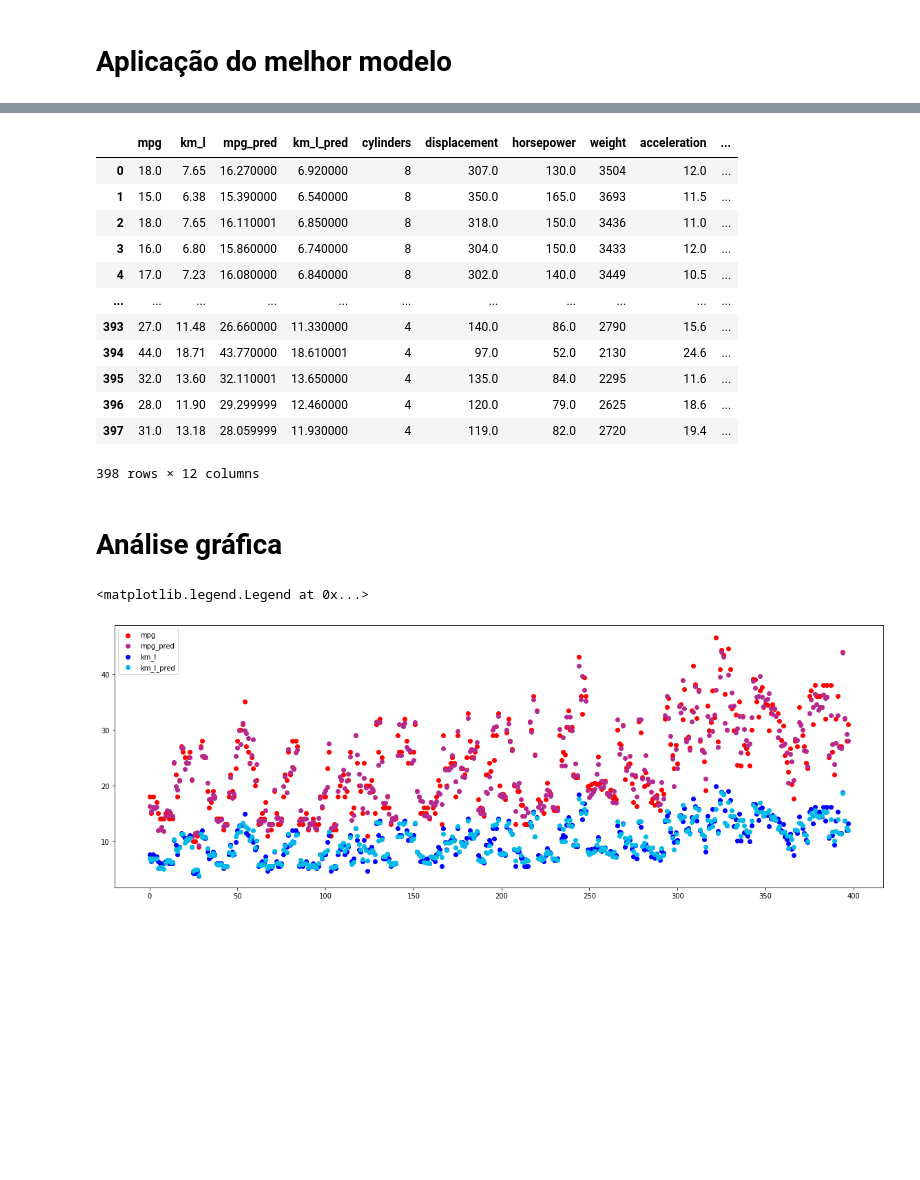
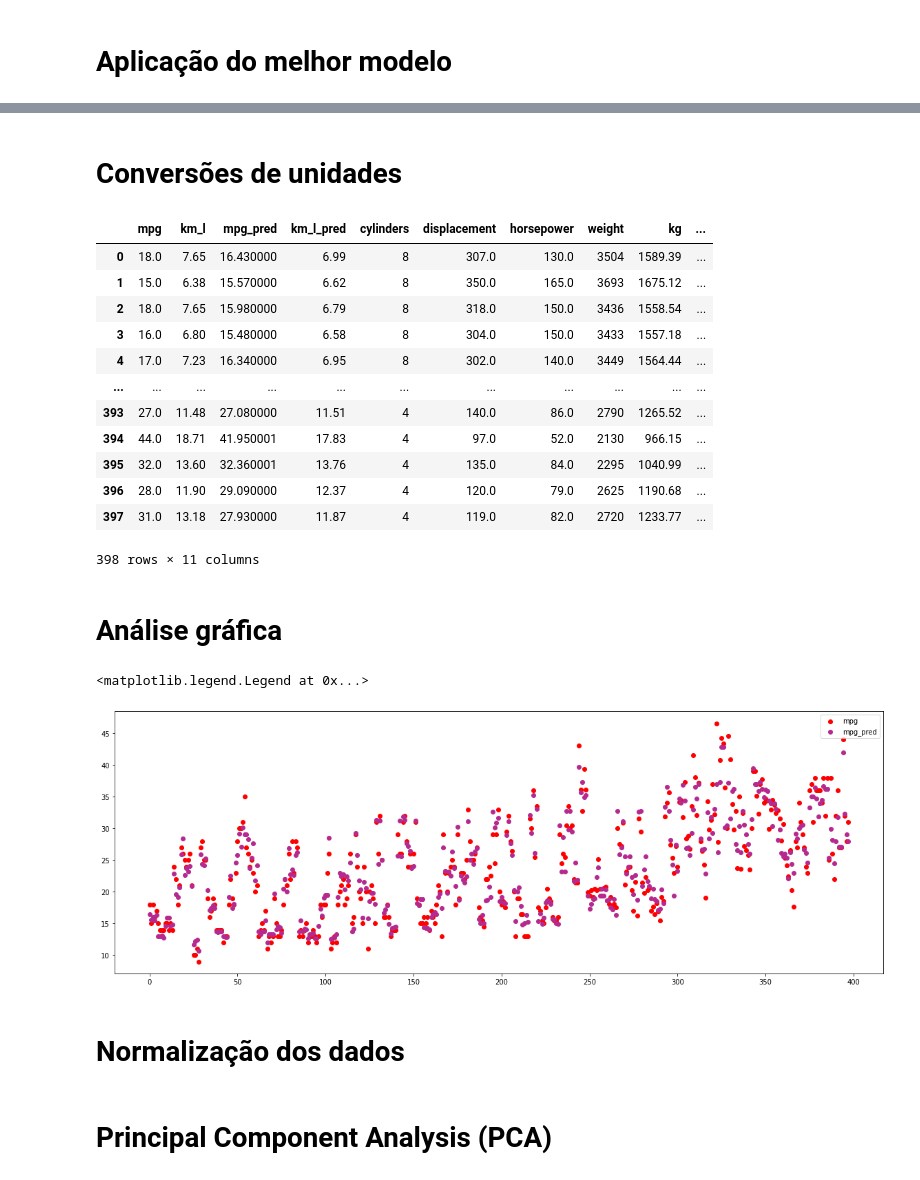
Before and after one commit to victorpecine/estudo_xgboost, a Jupyter notebook: mpg_xgboost.ipynb, the cells around one changed output, grey strips where cells are left out. Saved outputs shown, nothing was run; the diff lists cells and outputs as text; code cells hidden in the pictures; blank space fills up the shorter version.

```diff
--- a/mpg_xgboost.ipynb
+++ b/mpg_xgboost.ipynb
@@ -35,0 +51,4 @@ y = df['mpg']
+# %%
+media_horsepower = np.ceil(X['horsepower'].mean())
+
+X.loc[X['horsepower'].isnull(), 'horsepower'] = media_horsepower
@@ -89,7 +166,5 @@ abs(resultado_cv_gbtree.mean())
 # %%
 melhor_modelo = reg_xgboost_depth
 
-melhor_modelo = xgb.XGBRegressor(eval_metric='rmse', objective='reg:squarederror')
-
 melhor_modelo.fit(X_train, y_train)
 # %% [output]
@@ -137,9 +214,16 @@ RMSE = 1.9841994625012171        R^2 = 0.9353905770031276        MAE = 1.3842332
+# %% [markdown]
+# Conversões de unidades
 # %%
 mpg_para_kml = 0.425144
 
 df['km_l'] = round(df['mpg'] * mpg_para_kml, 2)
 
 df['km_l_pred'] = round(df['mpg_pred'] * mpg_para_kml, 2)
+
+
+libras_para_kg = 0.453592
+
+df['kg'] = round(df['weight'] * libras_para_kg, 2)
 # %%
 reorder_columns = ['mpg',
                    'km_l',
@@ -149,39 +233,38 @@ reorder_columns = ['mpg',
                    'displacement',
                    'horsepower',
                    'weight',
+                   'kg',
                    'acceleration',
-                   'model_year',
-                   'origin',
-                   'name']
+                   'model_year']
 
 df = df.reindex(columns=reorder_columns, copy=True)
 
 df
 # %% [output]
-|  | mpg | km_l | mpg_pred | km_l_pred | cylinders | displacement | horsepower | weight | acceleration | ... |
-| 0 | 18.0 | 7.65 | 16.270000 | 6.920000 | 8 | 307.0 | 130.0 | 3504 | 12.0 | ... |
-| 1 | 15.0 | 6.38 | 15.390000 | 6.540000 | 8 | 350.0 | 165.0 | 3693 | 11.5 | ... |
-| 2 | 18.0 | 7.65 | 16.110001 | 6.850000 | 8 | 318.0 | 150.0 | 3436 | 11.0 | ... |
-| 3 | 16.0 | 6.80 | 15.860000 | 6.740000 | 8 | 304.0 | 150.0 | 3433 | 12.0 | ... |
-| 4 | 17.0 | 7.23 | 16.080000 | 6.840000 | 8 | 302.0 | 140.0 | 3449 | 10.5 | ... |
+|  | mpg | km_l | mpg_pred | km_l_pred | cylinders | displacement | horsepower | weight | kg | ... |
+| 0 | 18.0 | 7.65 | 16.430000 | 6.99 | 8 | 307.0 | 130.0 | 3504 | 1589.39 | ... |
+| 1 | 15.0 | 6.38 | 15.570000 | 6.62 | 8 | 350.0 | 165.0 | 3693 | 1675.12 | ... |
+| 2 | 18.0 | 7.65 | 15.980000 | 6.79 | 8 | 318.0 | 150.0 | 3436 | 1558.54 | ... |
+| 3 | 16.0 | 6.80 | 15.480000 | 6.58 | 8 | 304.0 | 150.0 | 3433 | 1557.18 | ... |
+| 4 | 17.0 | 7.23 | 16.340000 | 6.95 | 8 | 302.0 | 140.0 | 3449 | 1564.44 | ... |
 | ... | ... | ... | ... | ... | ... | ... | ... | ... | ... | ... |
-| 393 | 27.0 | 11.48 | 26.660000 | 11.330000 | 4 | 140.0 | 86.0 | 2790 | 15.6 | ... |
-| 394 | 44.0 | 18.71 | 43.770000 | 18.610001 | 4 | 97.0 | 52.0 | 2130 | 24.6 | ... |
-| 395 | 32.0 | 13.60 | 32.110001 | 13.650000 | 4 | 135.0 | 84.0 | 2295 | 11.6 | ... |
-| 396 | 28.0 | 11.90 | 29.299999 | 12.460000 | 4 | 120.0 | 79.0 | 2625 | 18.6 | ... |
-| 397 | 31.0 | 13.18 | 28.059999 | 11.930000 | 4 | 119.0 | 82.0 | 2720 | 19.4 | ... |
+| 393 | 27.0 | 11.48 | 27.080000 | 11.51 | 4 | 140.0 | 86.0 | 2790 | 1265.52 | ... |
+| 394 | 44.0 | 18.71 | 41.950001 | 17.83 | 4 | 97.0 | 52.0 | 2130 | 966.15 | ... |
+| 395 | 32.0 | 13.60 | 32.360001 | 13.76 | 4 | 135.0 | 84.0 | 2295 | 1040.99 | ... |
+| 396 | 28.0 | 11.90 | 29.090000 | 12.37 | 4 | 120.0 | 79.0 | 2625 | 1190.68 | ... |
+| 397 | 31.0 | 13.18 | 27.930000 | 11.87 | 4 | 119.0 | 82.0 | 2720 | 1233.77 | ... |
-398 rows × 12 columns
+398 rows × 11 columns
 # %% [markdown]
 # Análise gráfica
 # %%
 plt.figure(figsize=(20, 7))
 
 plt.scatter(y=df['mpg'], x=df.index, color='#FF0000', label='mpg')
 plt.scatter(y=df['mpg_pred'], x=df.index, color='#B62A8F', label='mpg_pred')
-plt.scatter(y=df['km_l'], x=df.index, color='#0000FF', label='km_l')
-plt.scatter(y=df['km_l_pred'], x=df.index, color='#00BBE7', label='km_l_pred')
 
 plt.legend()
 # %% [output]
 <matplotlib.legend.Legend at 0x...>
-[figure, old version]
+[figure, new version]
+# %% [markdown]
+# Normalização dos dados
@@ -187,0 +275,2 @@ plt.legend()
+# %% [markdown]
+# Principal Component Analysis (PCA)
```
Also changed, not shown: parts of 40 cells of this notebook.
